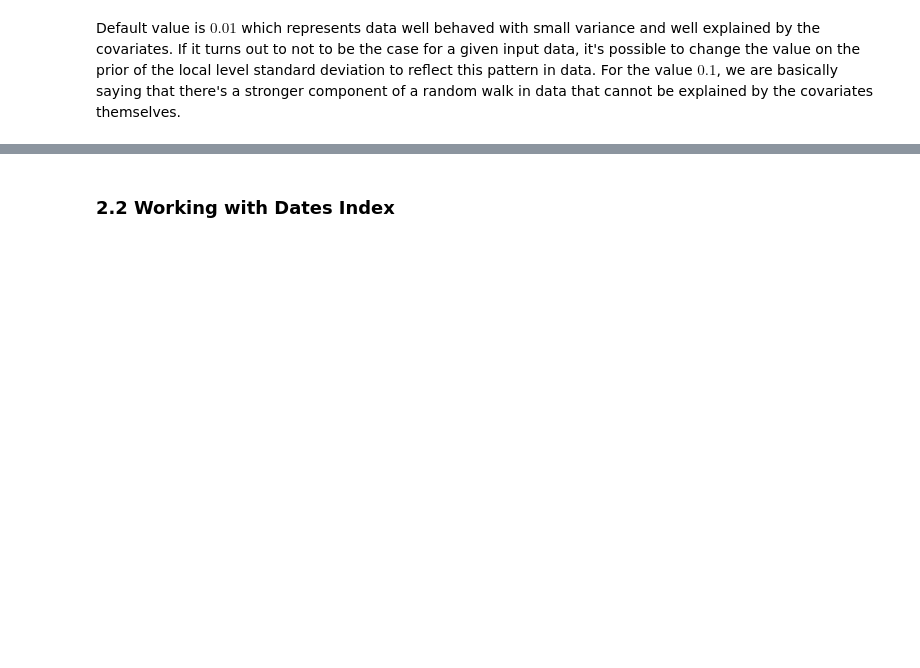
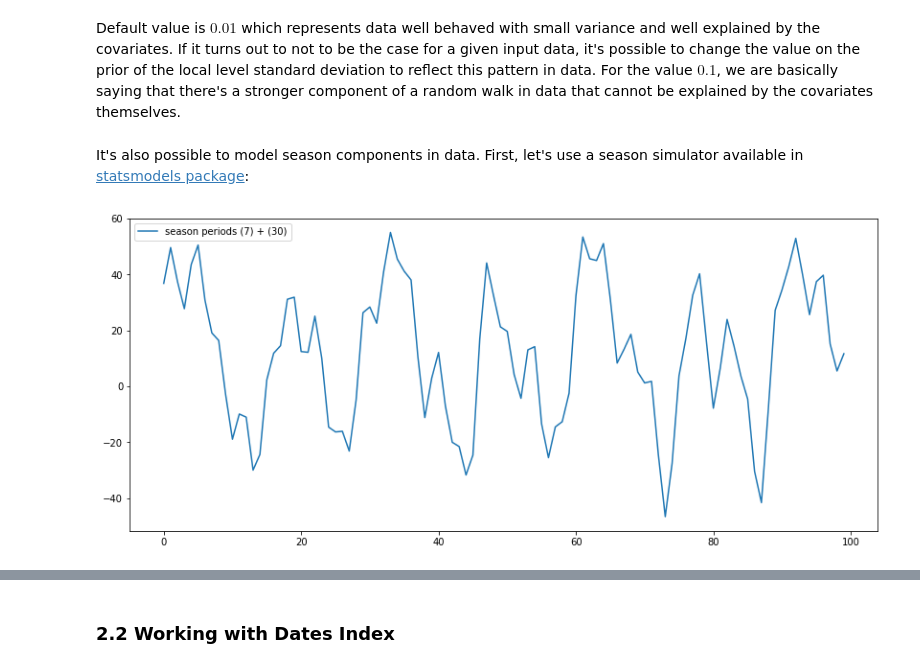
Before and after one commit to rikayi/causalimpact, a Jupyter notebook: examples/getting_started.ipynb, the cells around one changed output, grey strips where cells are left out. Drawn from its saved outputs; the diff is of its cells as text; code cells hidden in the pictures; blank space fills up the shorter version.

Commit message:
Add Season Input Parameter (#16)

```diff
--- a/examples/getting_started.ipynb
+++ b/examples/getting_started.ipynb
@@ -146,3 +161,5 @@ ci.plot(figsize=(15, 12))
 [figure]
 # %% [markdown]
 Default value is $0.01$ which represents data well behaved with small variance and well explained by the covariates. If it turns out to not to be the case for a given input data, it's possible to change the value on the prior of the local level standard deviation to reflect this pattern in data. For the value $0.1$, we are basically saying that there's a stronger component of a random walk in data that cannot be explained by the covariates themselves.
+# %% [markdown]
+It's also possible to model season components in data. First, let's use a season simulator available in <a href=https://github.com/statsmodels/statsmodels/blob/master/examples/notebooks/statespace_seasonal.ipynb>statsmodels package</a>:
@@ -148,0 +199,21 @@ Default value is $0.01$ which represents data well behaved with small variance a
+# %%
+duration = 100
+periodicities = [7, 30]
+num_harmonics = [2, 5]
+std = np.array([0.1, 0.1])
+# np.random.seed(8678309)
+
+terms = []
+for ix, _ in enumerate(periodicities):
+    s = simulate_seasonal_term(
+        periodicities[ix],
+        duration / periodicities[ix],
+        harmonics=num_harmonics[ix],
+        noise_std=std[ix])
+    terms.append(s)
+terms.append(np.ones_like(terms[0]) * 10.)
+seasons = pd.Series(np.sum(terms, axis=0))
+# %%
+seasons.plot(label='season periods (7) + (30)', legend=True);
+# %% [output]
+[figure, added]
```
Also changed, not shown: parts of 15 cells of this notebook, 5 other files.
